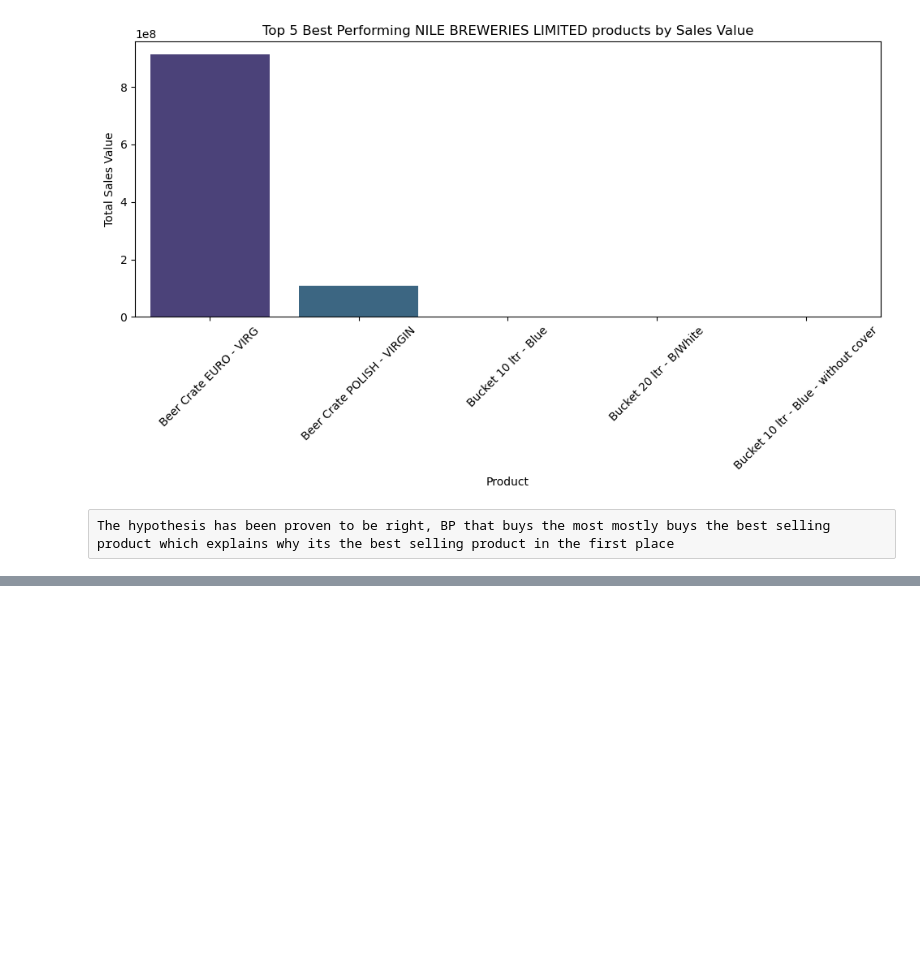
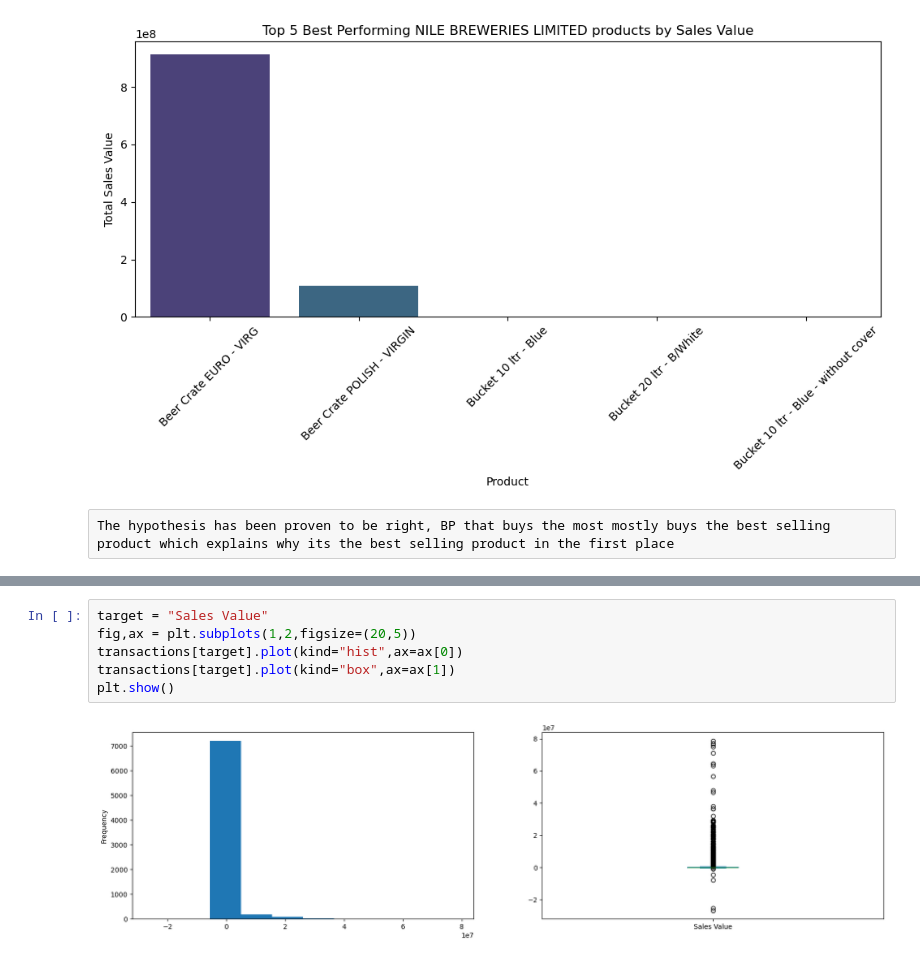
Before and after one commit to zindazed/MLAssignment1, a Jupyter notebook: MLDataAnalysis.ipynb, the cells around one changed output, grey strips where cells are left out. Drawn from its saved outputs; the diff is of its cells as text; blank space fills up the shorter version.

```diff
--- a/MLDataAnalysis.ipynb
+++ b/MLDataAnalysis.ipynb
@@ -590,0 +651,8 @@ The hypothesis has been proven to be right, BP that buys the most mostly buys th
+# %%
+target = "Sales Value"
+fig,ax = plt.subplots(1,2,figsize=(20,5))
+transactions[target].plot(kind="hist",ax=ax[0])
+transactions[target].plot(kind="box",ax=ax[1])
+plt.show()
+# %% [output]
+[figure, added]
```
Also changed, not shown: parts of 5 cells of this notebook, 7 other files.
